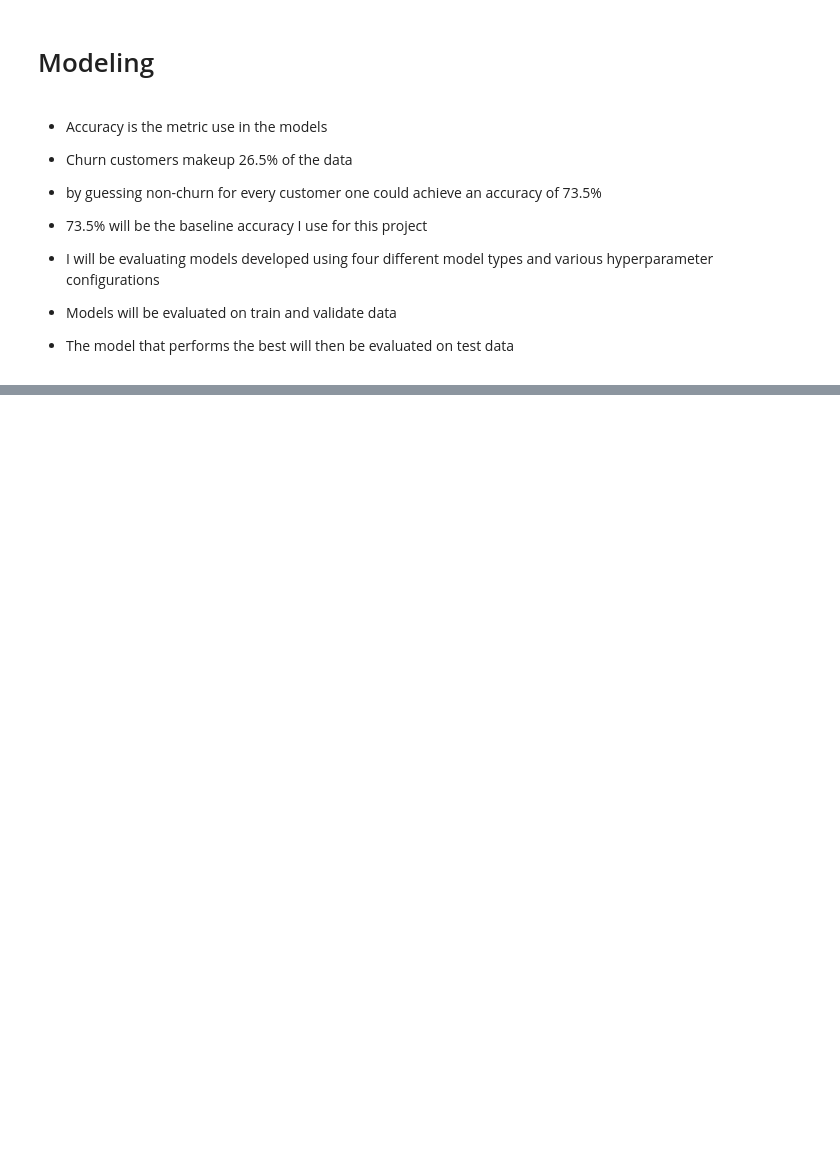
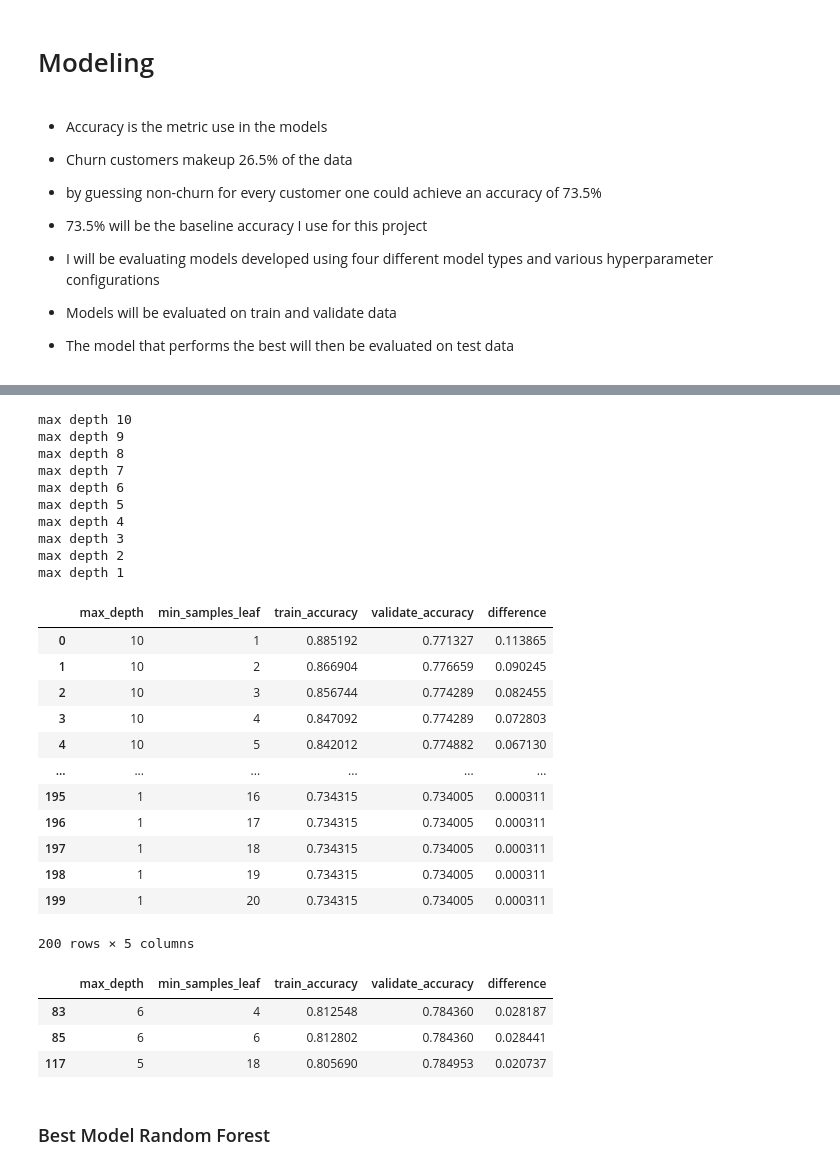
Before and after one commit to Yvette-Ibarra/classification-project, a Jupyter notebook: working_notebook.ipynb, the cells around one changed output, grey strips where cells are left out. Cells and saved outputs as stored; diff of their text form; code cells hidden in the pictures; blank space fills up the shorter version.

```diff
--- a/working_notebook.ipynb
+++ b/working_notebook.ipynb
@@ -663,0 +783,75 @@ x_train.shape, x_validate.shape, x_test.shape
+# %%
+metrics=[]
+for h in range(10,0,-1):
+
+    print(f'max depth {h}')
+
+    for i in range(1, 21):
+
+    # Make the model
+        random_forest = RandomForestClassifier(max_depth=h, min_samples_leaf = i , random_state=123)
+
+    # Fit the model (on train and only train)
+        random_forest = random_forest.fit(x_train, y_train)
+
+         # Use the model
+    # We'll evaluate the model's performance on train, first
+        in_sample_accuracy = random_forest.score(x_train, y_train)
+
+
+        out_of_sample_accuracy = random_forest.score(x_validate, y_validate)
+
+
+    # Use the model
+    # We'll evaluate the model's performance on train, first
+        y_pred = random_forest.predict(x_train)
+
+        output = {
+        "max_depth": h,
+        "min_samples_leaf": i,
+        "train_accuracy": in_sample_accuracy,
+         "validate_accuracy": out_of_sample_accuracy
+
+    }
+
+        metrics.append(output)
+
+        df_2 = pd.DataFrame(metrics)
+
+
+
+        df_2["difference"] = df_2.train_accuracy - df_2.validate_accuracy
+df_2
+# %% [output]
+max depth 10
+max depth 9
+max depth 8
+max depth 7
+max depth 6
+max depth 5
+max depth 4
+max depth 3
+max depth 2
+max depth 1
+|  | max_depth | min_samples_leaf | train_accuracy | validate_accuracy | difference |
+| 0 | 10 | 1 | 0.885192 | 0.771327 | 0.113865 |
+| 1 | 10 | 2 | 0.866904 | 0.776659 | 0.090245 |
+| 2 | 10 | 3 | 0.856744 | 0.774289 | 0.082455 |
+| 3 | 10 | 4 | 0.847092 | 0.774289 | 0.072803 |
+| 4 | 10 | 5 | 0.842012 | 0.774882 | 0.067130 |
+| ... | ... | ... | ... | ... | ... |
+| 195 | 1 | 16 | 0.734315 | 0.734005 | 0.000311 |
+| 196 | 1 | 17 | 0.734315 | 0.734005 | 0.000311 |
+| 197 | 1 | 18 | 0.734315 | 0.734005 | 0.000311 |
+| 198 | 1 | 19 | 0.734315 | 0.734005 | 0.000311 |
+| 199 | 1 | 20 | 0.734315 | 0.734005 | 0.000311 |
+200 rows × 5 columns
+# %%
+df_2[df_2.validate_accuracy>.784]
+# %% [output]
+|  | max_depth | min_samples_leaf | train_accuracy | validate_accuracy | difference |
+| 83 | 6 | 4 | 0.812548 | 0.784360 | 0.028187 |
+| 85 | 6 | 6 | 0.812802 | 0.784360 | 0.028441 |
+| 117 | 5 | 18 | 0.805690 | 0.784953 | 0.020737 |
+# %% [markdown]
+### Best Model Random Forest
```
Also changed, not shown: parts of 25 cells of this notebook.
